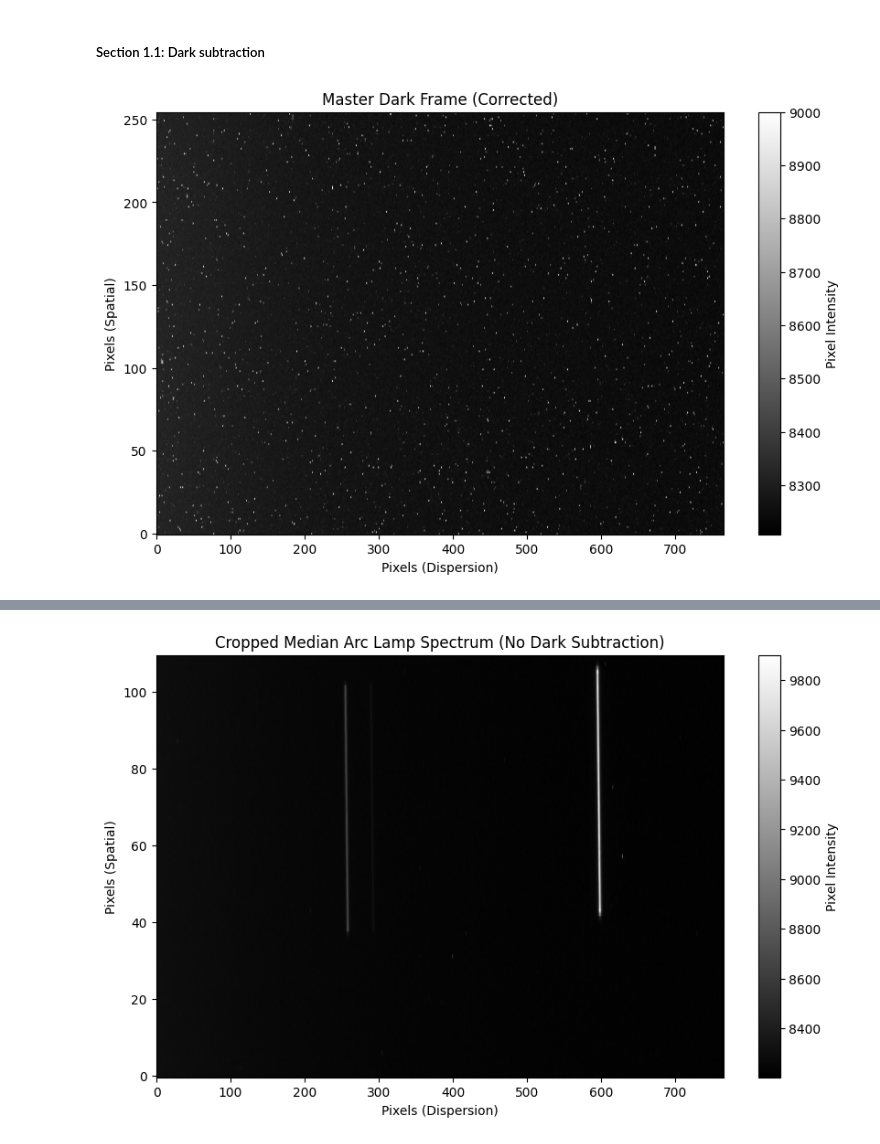
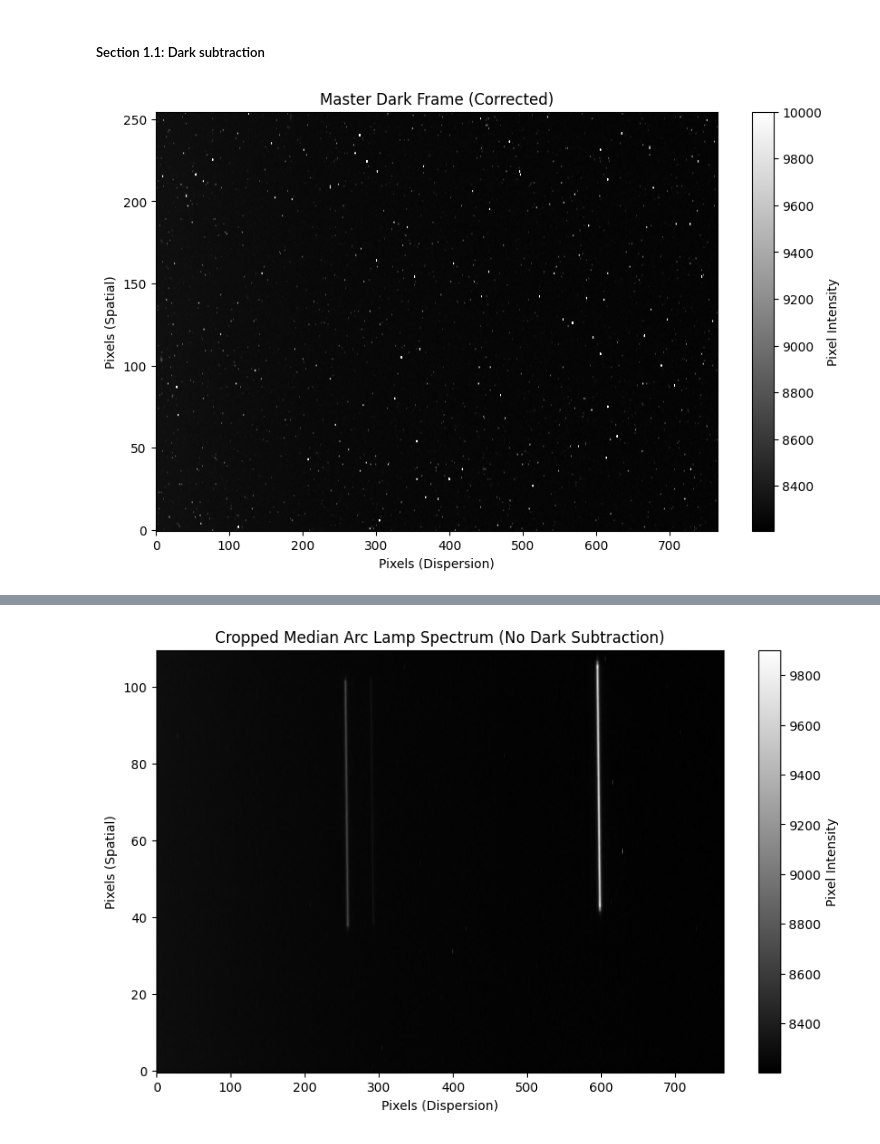
Before and after one commit to emsonmez/AST_443, a Jupyter notebook: Lab_2/Misha_Work/data_reduction.ipynb, the cells around one changed output, grey strips where cells are left out. Drawn from its saved outputs; the diff is of its cells as text; code cells hidden in the pictures.

```diff
--- a/Lab_2/Misha_Work/data_reduction.ipynb
+++ b/Lab_2/Misha_Work/data_reduction.ipynb
@@ -133,36 +135,36 @@ star1_frames, star2_frames, star3_frames, star4_frames, star5_frames, star6_fram
 # %%
 def create_master_dark(dark_frames):
     """
     Create a master dark frame by median-combining the dark frames, and output the graph of the master
     dark field with a maximum value of 9000.
 
     :param dark_frames: List of tuples containing headers and data for the dark FITS frames.
                         Each tuple has the format (header, data), where `data` is a 2D numpy array.
     :type dark_frames: list of tuples
     :return: Master dark frame after bias subtraction.
     :rtype: np.ndarray
     """
     # Create the master dark frame by median-combining the dark frames
     dark_data_list = [frame[1] for frame in dark_frames]  # Extract the 'data' part from each dark frame
     master_dark = np.median(np.stack(dark_data_list), axis=0)
     # Filter the master dark frame
-    master_dark[master_dark > 9000] = 9000  # Clamp values above 9000
+    # master_dark[master_dark > 8500] = 8500  # Clamp values above 9000
     # Plotting the master dark frame with a maximum value of 9000
     plt.figure(figsize=(10, 6))
-    plt.imshow(master_dark, cmap='gray', origin='lower', aspect='auto')
+    plt.imshow(master_dark, cmap='gray', origin='lower', aspect='auto', vmax=10000)
     plt.colorbar(label='Pixel Intensity')
     plt.xlabel('Pixels (Dispersion)')
     plt.ylabel('Pixels (Spatial)')
     plt.title('Master Dark Frame (Corrected)')
     plt.grid(False)
     plt.show()
 
     return master_dark
 
 # Example call to the function
 master_dark_corrected = create_master_dark(dark_frames)
 # %% [output]
-[figure, old version]
+[figure, new version]
 # %%
 def create_median_images(spectra_frames, master_dark_corrected, row_start=0, row_end=110):
     """
```
Also changed, not shown: parts of 30 cells of this notebook, 21 other files.
